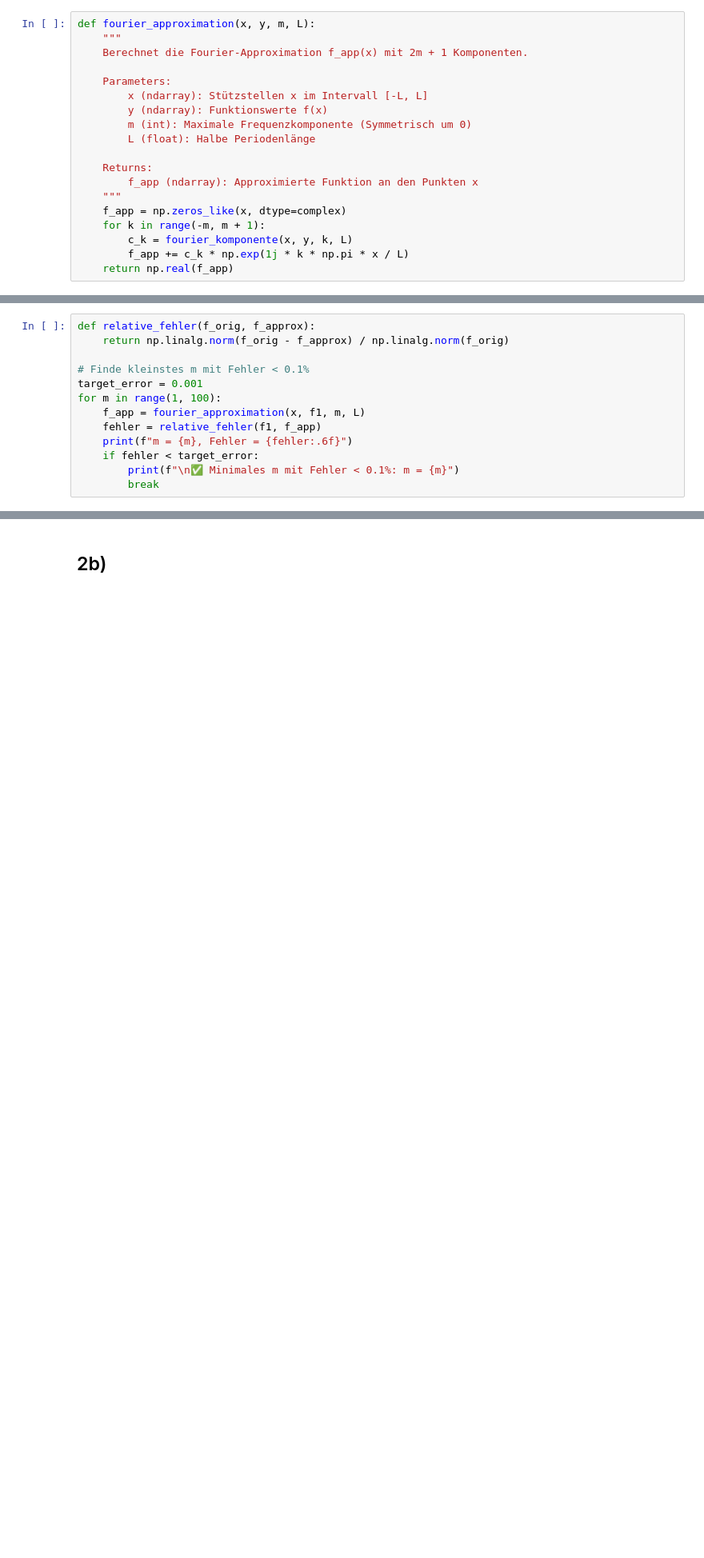
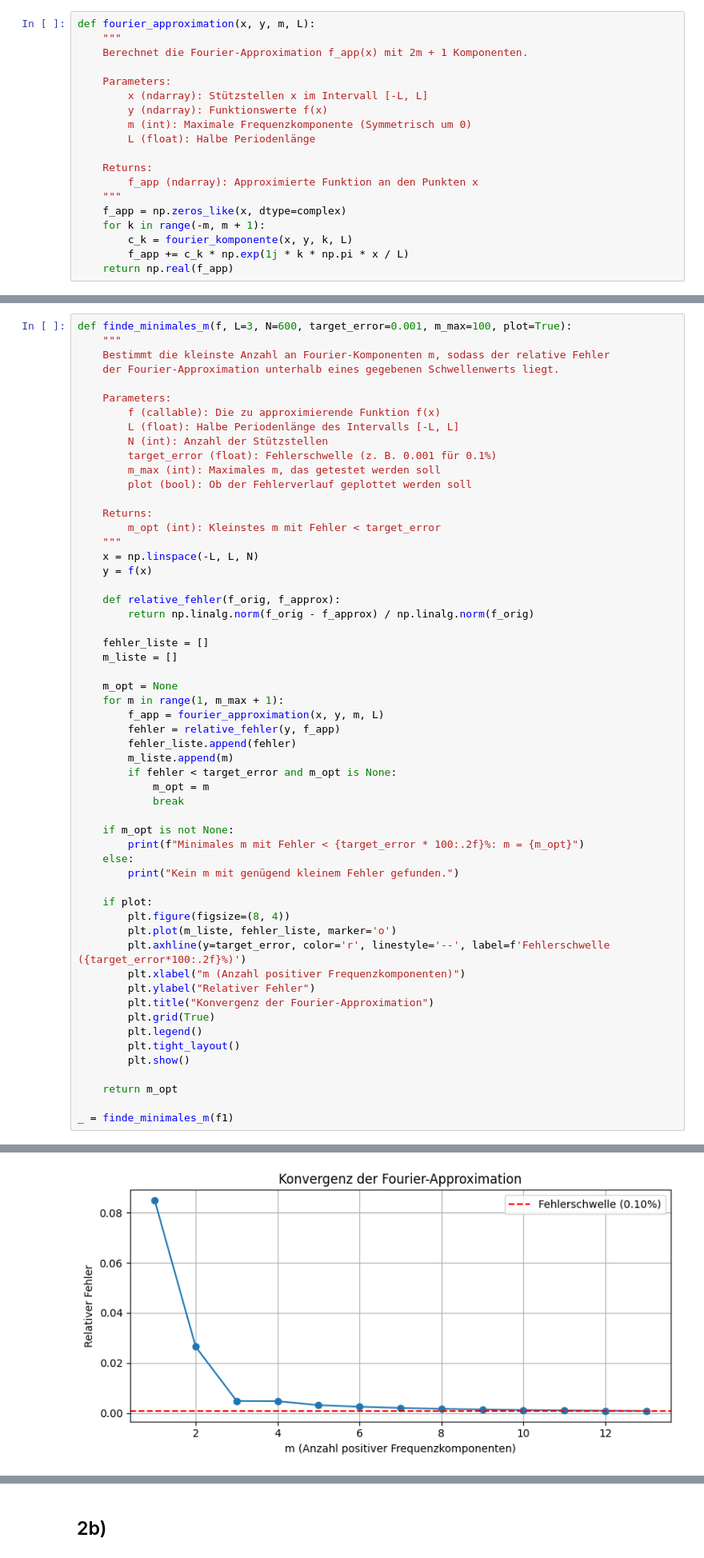
Before and after one commit to elmi3/vta_mc_2, a Jupyter notebook: mc.ipynb, the cells around one changed output, grey strips where cells are left out. Shown at 80% size. Drawn from its saved outputs; the diff is of its cells as text; blank space fills up the shorter version.

```diff
--- a/mc.ipynb
+++ b/mc.ipynb
@@ -128,14 +222,57 @@ for m in [1, 3, 5, 10, 20]:
 # %%
-def relative_fehler(f_orig, f_approx):
-    return np.linalg.norm(f_orig - f_approx) / np.linalg.norm(f_orig)
+def finde_minimales_m(f, L=3, N=600, target_error=0.001, m_max=100, plot=True):
+    """
+    Bestimmt die kleinste Anzahl an Fourier-Komponenten m, sodass der relative Fehler
+    der Fourier-Approximation unterhalb eines gegebenen Schwellenwerts liegt.
 
-# Finde kleinstes m mit Fehler < 0.1%
-target_error = 0.001
-for m in range(1, 100):
-    f_app = fourier_approximation(x, f1, m, L)
-    fehler = relative_fehler(f1, f_app)
-    print(f"m = {m}, Fehler = {fehler:.6f}")
-    if fehler < target_error:
-        print(f"\n✅ Minimales m mit Fehler < 0.1%: m = {m}")
-        break
+    Parameters:
+        f (callable): Die zu approximierende Funktion f(x)
+        L (float): Halbe Periodenlänge des Intervalls [-L, L]
+        N (int): Anzahl der Stützstellen
+        target_error (float): Fehlerschwelle (z. B. 0.001 für 0.1%)
+        m_max (int): Maximales m, das getestet werden soll
+        plot (bool): Ob der Fehlerverlauf geplottet werden soll
+
+    Returns:
+        m_opt (int): Kleinstes m mit Fehler < target_error
+    """
+    x = np.linspace(-L, L, N)
+    y = f(x)
+
+    def relative_fehler(f_orig, f_approx):
+        return np.linalg.norm(f_orig - f_approx) / np.linalg.norm(f_orig)
+
+    fehler_liste = []
+    m_liste = []
+
+    m_opt = None
+    for m in range(1, m_max + 1):
+        f_app = fourier_approximation(x, y, m, L)
+        fehler = relative_fehler(y, f_app)
+        fehler_liste.append(fehler)
+        m_liste.append(m)
+        if fehler < target_error and m_opt is None:
+            m_opt = m
+            break
+
+    if m_opt is not None:
+        print(f"Minimales m mit Fehler < {target_error * 100:.2f}%: m = {m_opt}")
+    else:
+        print("Kein m mit genügend kleinem Fehler gefunden.")
+
+    if plot:
+        plt.figure(figsize=(8, 4))
+        plt.plot(m_liste, fehler_liste, marker='o')
+        plt.axhline(y=target_error, color='r', linestyle='--', label=f'Fehlerschwelle ({target_error*100:.2f}%)')
+        plt.xlabel("m (Anzahl positiver Frequenzkomponenten)")
+        plt.ylabel("Relativer Fehler")
+        plt.title("Konvergenz der Fourier-Approximation")
+        plt.grid(True)
+        plt.legend()
+        plt.tight_layout()
+        plt.show()
+
+    return m_opt
+
+_ = finde_minimales_m(f1)
 # %% [output]
@@ -156,0 +280 @@ m = 13, Fehler = 0.000915
+[figure, added]
```
Also changed, not shown: parts of 17 cells of this notebook.
